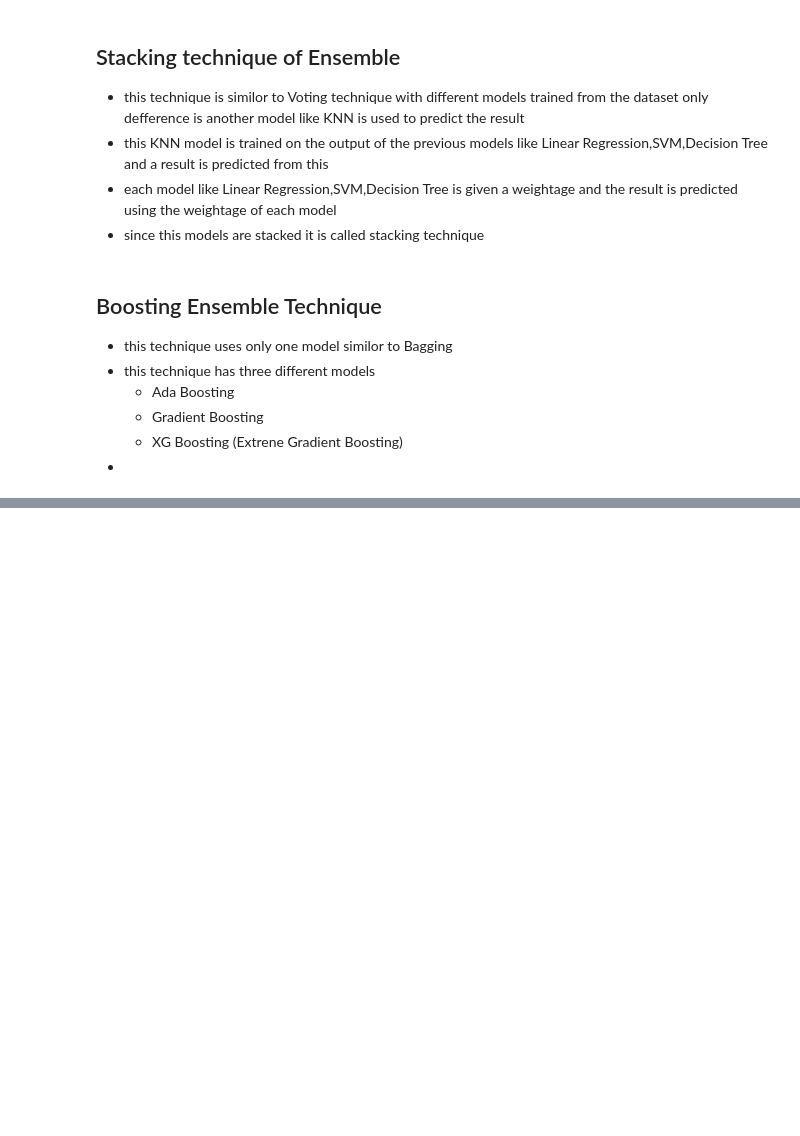
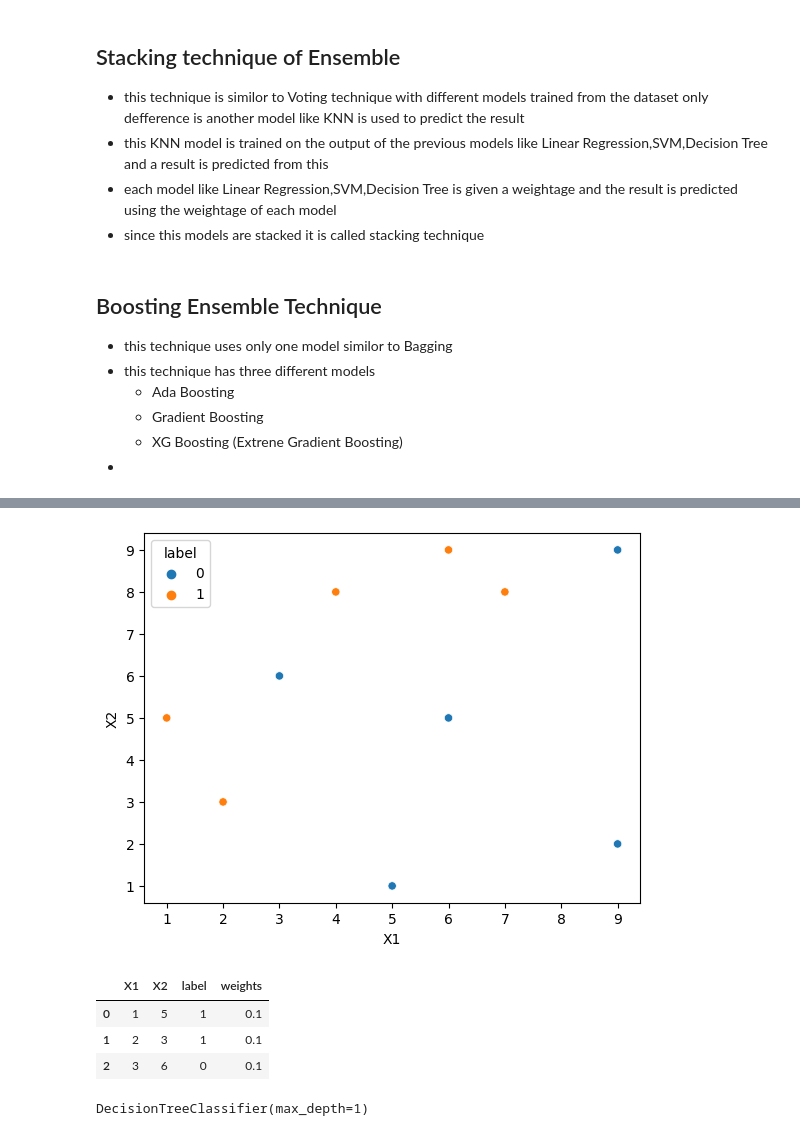
Before and after one commit to waseemofficial/Python-and-Scikit-Learn, a Jupyter notebook: Ensemble.ipynb, the cells around one changed output, grey strips where cells are left out. Cells and saved outputs as stored; diff of their text form; code cells hidden in the pictures; blank space fills up the shorter version.

```diff
--- a/Ensemble.ipynb
+++ b/Ensemble.ipynb
@@ -37,0 +53,6 @@
+# %%
+df=pd.DataFrame()
+df["X1"]=[1,2,3,4,5,6,6,7,9,9]
+df["X2"]=[5,3,6,8,1,9,5,8,9,2]
+df["label"]=[1,1,0,1,0,1,0,1,0,0]
+df
@@ -37,0 +71,15 @@
+# %%
+sns.scatterplot(x=df["X1"],y=df["X2"],hue=df["label"])
+plt.show()
+# %% [output]
+[figure, added]
+# %%
+# add weights to the model
+
+df["weights"]=1/df.shape[0]
+df.head(3)
+# %% [output]
+|  | X1 | X2 | label | weights |
+| 0 | 1 | 5 | 1 | 0.1 |
+| 1 | 2 | 3 | 1 | 0.1 |
+| 2 | 3 | 6 | 0 | 0.1 |
@@ -37,0 +92,5 @@
+# %%
+# Step 2 train
+dt1.fit(X,y)
+# %% [output]
+DecisionTreeClassifier(max_depth=1)
```
Also changed, not shown: parts of 71 cells of this notebook, 23 other files.
